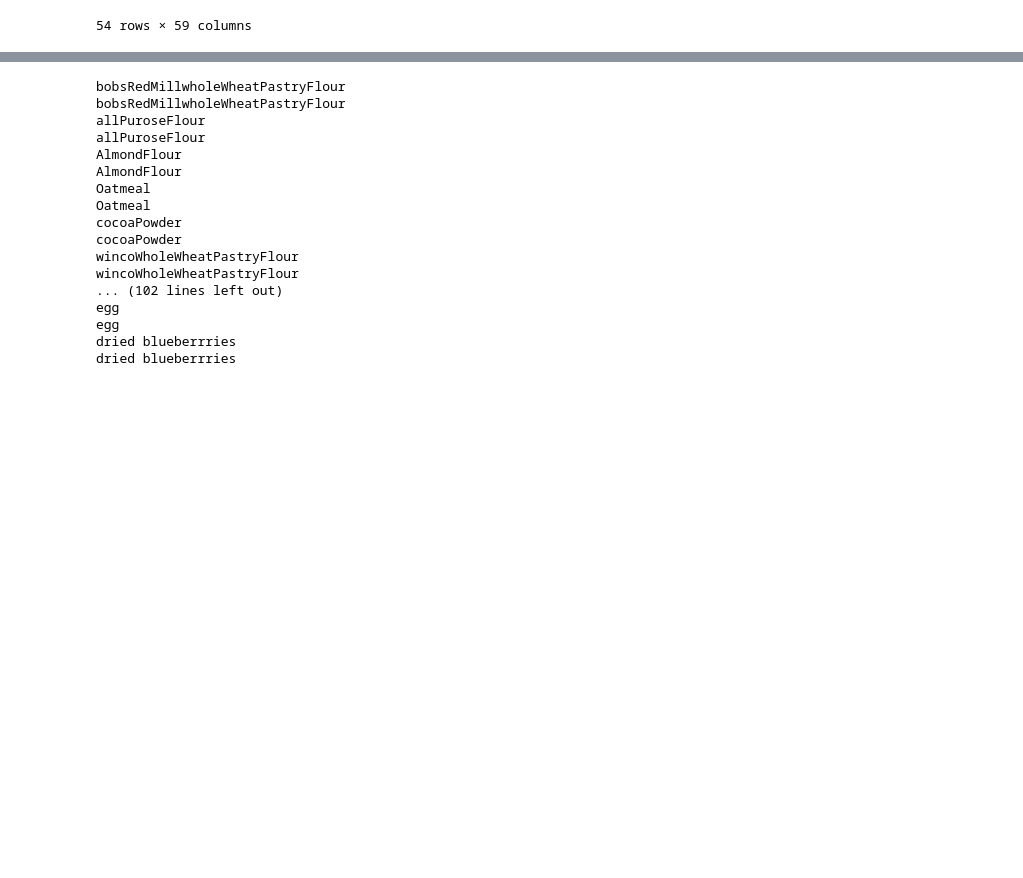
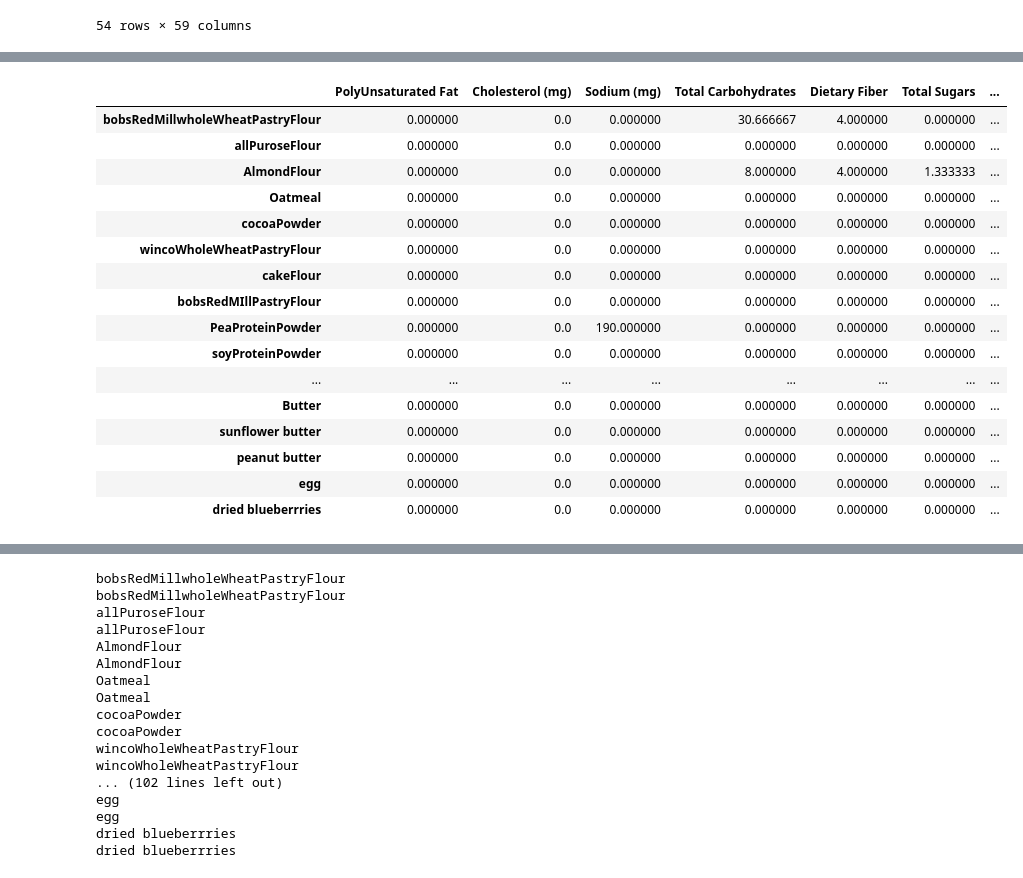
Before and after one commit to maxdickinson/DataTables, a Jupyter notebook: recipeXNutritionTable.ipynb, the cells around one changed output, grey strips where cells are left out. Cells and saved outputs as stored; diff of their text form; code cells hidden in the pictures; blank space fills up the shorter version.

```diff
--- a/recipeXNutritionTable.ipynb
+++ b/recipeXNutritionTable.ipynb
@@ -86,0 +256,20 @@ ingredientXNutrition
+# %%
+amountsInNutrition.iloc[:,5:30]
+# %% [output]
+|  | PolyUnsaturated Fat | Cholesterol (mg) | Sodium (mg) | Total Carbohydrates | Dietary Fiber | Total Sugars | ... |
+| bobsRedMillwholeWheatPastryFlour | 0.000000 | 0.0 | 0.000000 | 30.666667 | 4.000000 | 0.000000 | ... |
+| allPuroseFlour | 0.000000 | 0.0 | 0.000000 | 0.000000 | 0.000000 | 0.000000 | ... |
+| AlmondFlour | 0.000000 | 0.0 | 0.000000 | 8.000000 | 4.000000 | 1.333333 | ... |
+| Oatmeal | 0.000000 | 0.0 | 0.000000 | 0.000000 | 0.000000 | 0.000000 | ... |
+| cocoaPowder | 0.000000 | 0.0 | 0.000000 | 0.000000 | 0.000000 | 0.000000 | ... |
+| wincoWholeWheatPastryFlour | 0.000000 | 0.0 | 0.000000 | 0.000000 | 0.000000 | 0.000000 | ... |
+| cakeFlour | 0.000000 | 0.0 | 0.000000 | 0.000000 | 0.000000 | 0.000000 | ... |
+| bobsRedMIllPastryFlour | 0.000000 | 0.0 | 0.000000 | 0.000000 | 0.000000 | 0.000000 | ... |
+| PeaProteinPowder | 0.000000 | 0.0 | 190.000000 | 0.000000 | 0.000000 | 0.000000 | ... |
+| soyProteinPowder | 0.000000 | 0.0 | 0.000000 | 0.000000 | 0.000000 | 0.000000 | ... |
+| ... | ... | ... | ... | ... | ... | ... | ... |
+| Butter | 0.000000 | 0.0 | 0.000000 | 0.000000 | 0.000000 | 0.000000 | ... |
+| sunflower butter | 0.000000 | 0.0 | 0.000000 | 0.000000 | 0.000000 | 0.000000 | ... |
+| peanut butter | 0.000000 | 0.0 | 0.000000 | 0.000000 | 0.000000 | 0.000000 | ... |
+| egg | 0.000000 | 0.0 | 0.000000 | 0.000000 | 0.000000 | 0.000000 | ... |
+| dried blueberrries | 0.000000 | 0.0 | 0.000000 | 0.000000 | 0.000000 | 0.000000 | ... |
```
Also changed, not shown: parts of 54 cells of this notebook, 2 other files.
